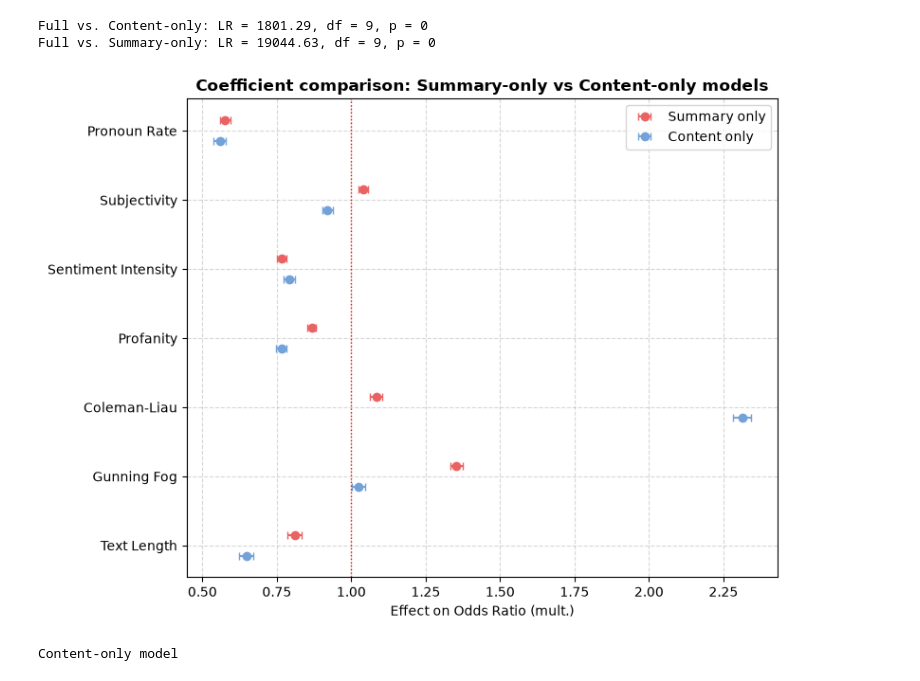
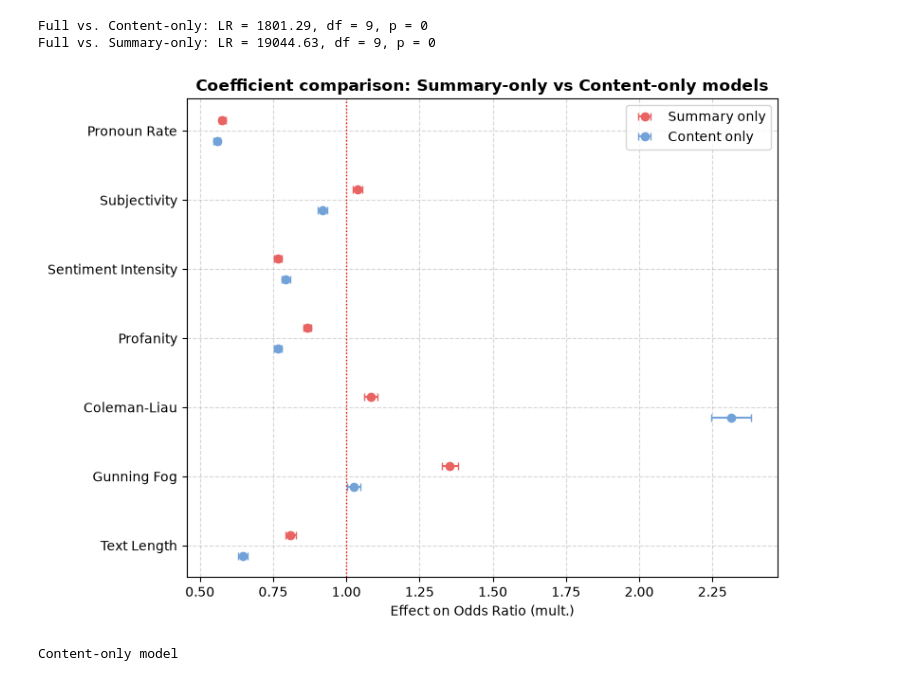
Before and after one commit to LudwigAKunz/docana-project-report, a Jupyter notebook: code/analysis.ipynb, the cells around one changed output. Saved outputs shown, nothing was run; the diff lists cells and outputs as text; code cells hidden in the pictures.

Commit message:
small corrections in coef plot, report formatting, changed description in yaml

```diff
--- a/code/analysis.ipynb
+++ b/code/analysis.ipynb
@@ -401,35 +401,38 @@ feature_labels = {
 }
 
 fig, ax = plt.subplots(figsize=(8, 6))
 
 offset = 0.15
 colors = {"Summary only": "#e96363", "Content only": "#73a2d9"}
 
 for model_name, shift in [("Summary only", offset), ("Content only", -offset)]:
     sub = coef_plot_df[coef_plot_df["model"] == model_name]
     y_positions = np.arange(len(sub)) + shift
-    errors = [sub["coef"] - sub["ci_low"], sub["ci_high"] - sub["coef"]]
+    errors = [
+        sub["odds_ratio"] - sub["or_ci_low"],
+        sub["or_ci_high"] - sub["odds_ratio"]
+    ]
     ax.errorbar(
         sub["odds_ratio"], y_positions, xerr=errors,
         fmt="o", label=model_name, color=colors[model_name], capsize=3,
     )
 
 ax.axvline(x=1, color="red", linestyle=":", linewidth=1)
 ax.set_yticks(np.arange(len(feature_order)))
 
 # Use the mapping to relabel, falling back to the raw name if not in the dict
 nice_labels = [feature_labels.get(f, f) for f in feature_order]
 ax.set_yticklabels(nice_labels)
 
 ax.set_xlabel("Effect on Odds Ratio (mult.)")
 ax.set_title("Coefficient comparison: Summary-only vs Content-only models", fontweight='bold')
 ax.legend()
 plt.grid(axis="both", linestyle="--", alpha=0.5)
 plt.tight_layout()
 plt.savefig("../figures/coef_comparison_summary_content.png", dpi=150, bbox_inches='tight')
 plt.show()
 # %% [output]
-[figure, old version]
+[figure, new version]
 # %%
 # Odds-ratio tables (exp of standardized log-odds coefficients + 95% CIs) for all
 # three models, for direct interpretability alongside the coefficient plot above.
```
Also changed, not shown: 3 other files.
